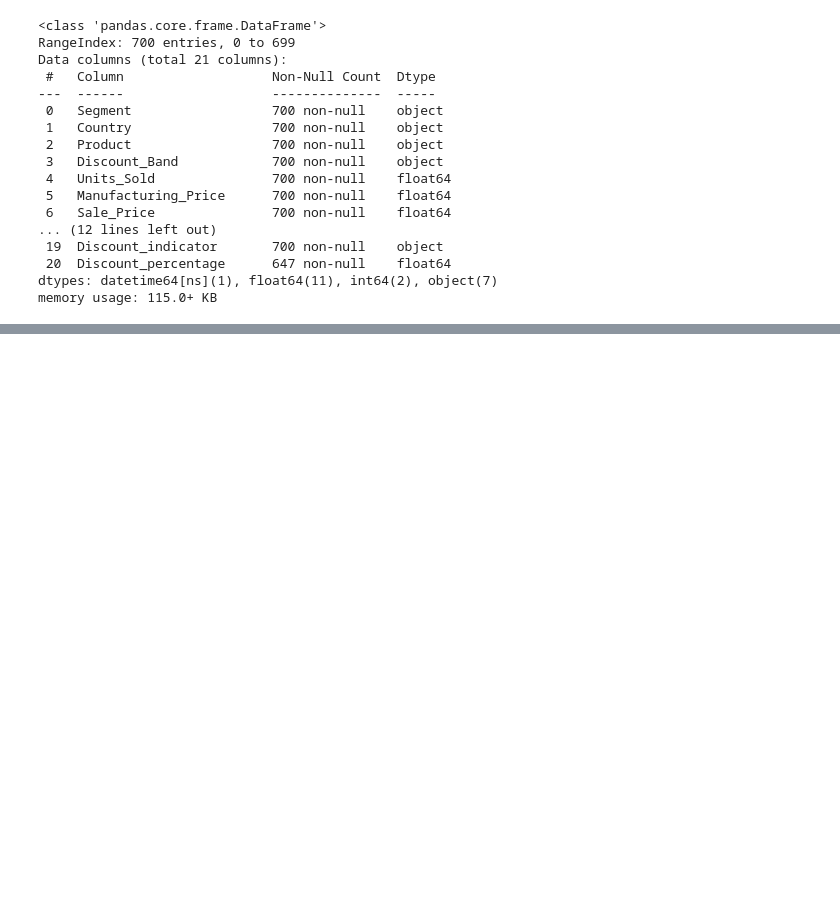
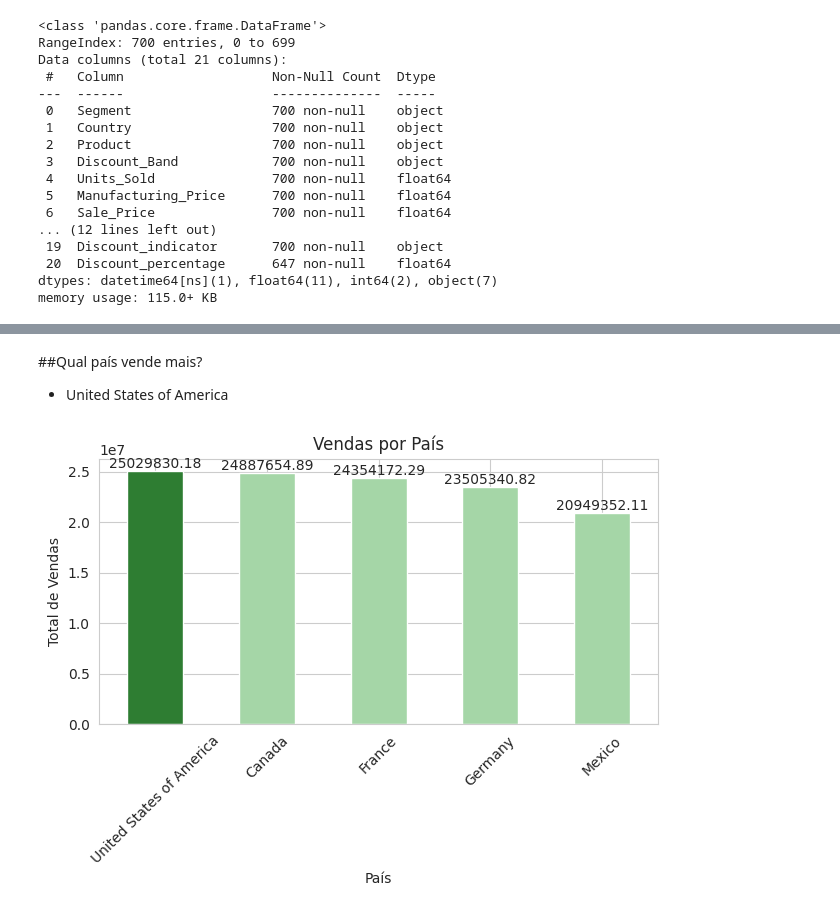
Before and after one commit to luanaketerlly/sales-data-analysis, a Jupyter notebook: Tratamento_dataset_vendas_ipynb.ipynb, the cells around one changed output, grey strips where cells are left out. Saved outputs shown, nothing was run; the diff lists cells and outputs as text; code cells hidden in the pictures; blank space fills up the shorter version.

Commit message:
Implementação de análise exploratória e criação de gráficos

```diff
--- a/Tratamento_dataset_vendas_ipynb.ipynb
+++ b/Tratamento_dataset_vendas_ipynb.ipynb
@@ -527,0 +558,31 @@ Dataset tratado salvo com sucesso no Google Drive.
+# %% [markdown]
+##Qual país vende mais?
+-	United States of America
+# %%
+
+# Agrupar vendas por país e transferir para 'vendas_por_pais' deixando ordenado
+vendas_por_pais = df.groupby('Country')['Sales'].sum().sort_values(ascending=False)
+
+# Cores em verde
+cores = ['#2e7d32' if i == 0 else '#a5d6a7' for i in range(len(vendas_por_pais))]
+
+# Criar gráfico de barras
+plt.figure()
+vendas_por_pais.plot(kind='bar', color=cores)
+
+# Títulos
+plt.title('Vendas por País')
+plt.xlabel('País')
+plt.ylabel('Total de Vendas')
+
+# Ajustes visuais
+plt.xticks(rotation=45)
+plt.tight_layout()
+
+# Mostrar valores nas barras
+for i, v in enumerate(vendas_por_pais):
+    plt.text(i, v, str(round(v, 2)), ha='center', va='bottom')
+
+plt.show()
+# %% [output]
+[figure, added]
```
Also changed, not shown: parts of 23 cells of this notebook.
